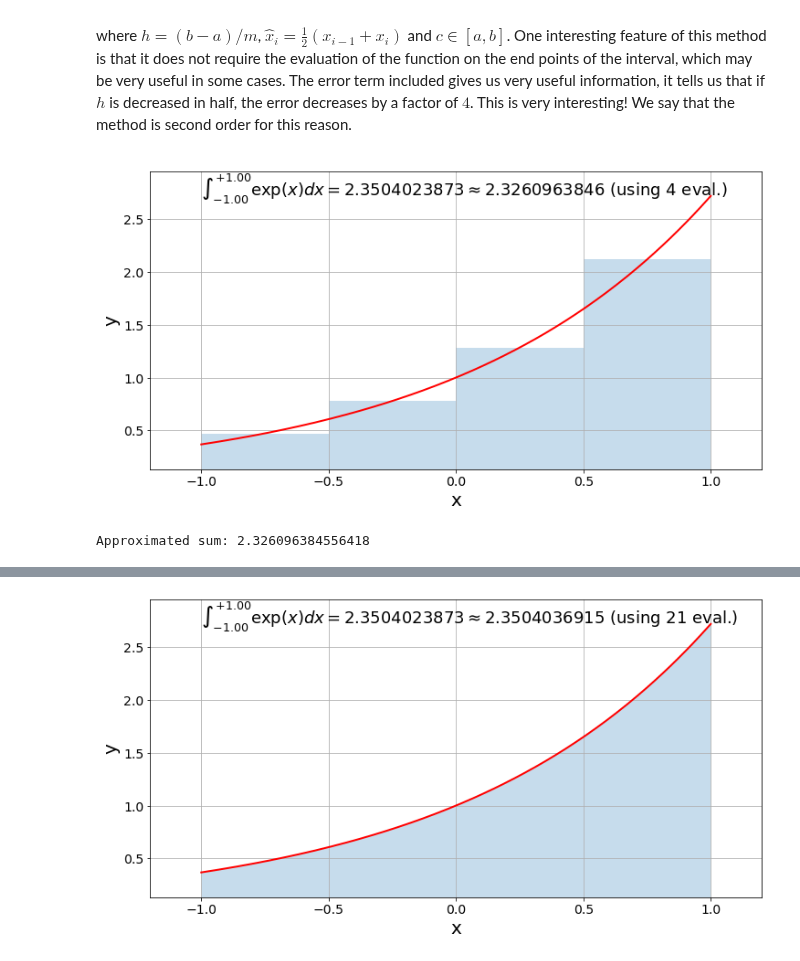
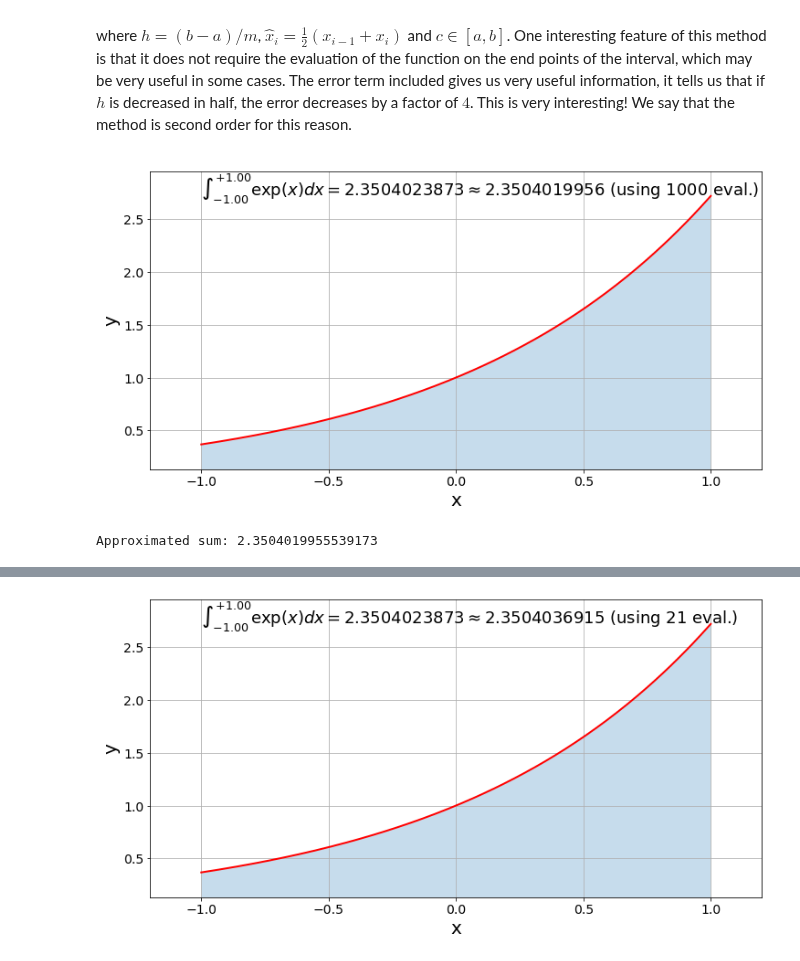
Before and after one commit to tclaudioe/Scientific-Computing, a Jupyter notebook: SC1v2/10_Numerical Quadrature.ipynb, the cells around one changed output, grey strips where cells are left out. Cells and saved outputs as stored; diff of their text form; code cells hidden in the pictures.

```diff
--- a/SC1v2/10_Numerical Quadrature.ipynb
+++ b/SC1v2/10_Numerical Quadrature.ipynb
@@ -190,23 +190,23 @@ This is very interesting! We say that the method is second order for this reason
 # %%
 def midpoint(myfun, m, a, b, verbose=False, text='', figname='', save_file=False):
     f = np.vectorize(myfun)
     x = np.linspace(a, b, m+1)
     h = (b-a)/m
     xhat = x[:-1] + h/2
     w = np.full(m,h)
     int_val = np.dot(f(xhat),w)
     if verbose:
         xbin = np.vstack([x[:-1], x[1:]]).flatten('F')
         ybin = np.vstack([f(xhat), f(xhat)]).flatten('F')
         plot(f, xbin, ybin, int_val, m, text, figname, type_quadrature='open', save_file=save_file)
     return int_val
 
-m = 4
+m = 1000
 print('Approximated sum: {0}'.format(midpoint(myfun, m, a, b,
     verbose=True, text=text, figname="midpoint_%d.png"%m)))
 # %% [output]
-[figure, old version]
+[figure, new version]
-Approximated sum: 2.326096384556418
+Approximated sum: 2.3504019955539173
 # %% [markdown]
 <div id='rt' />
 
```
Also changed, not shown: parts of 7 cells of this notebook.
